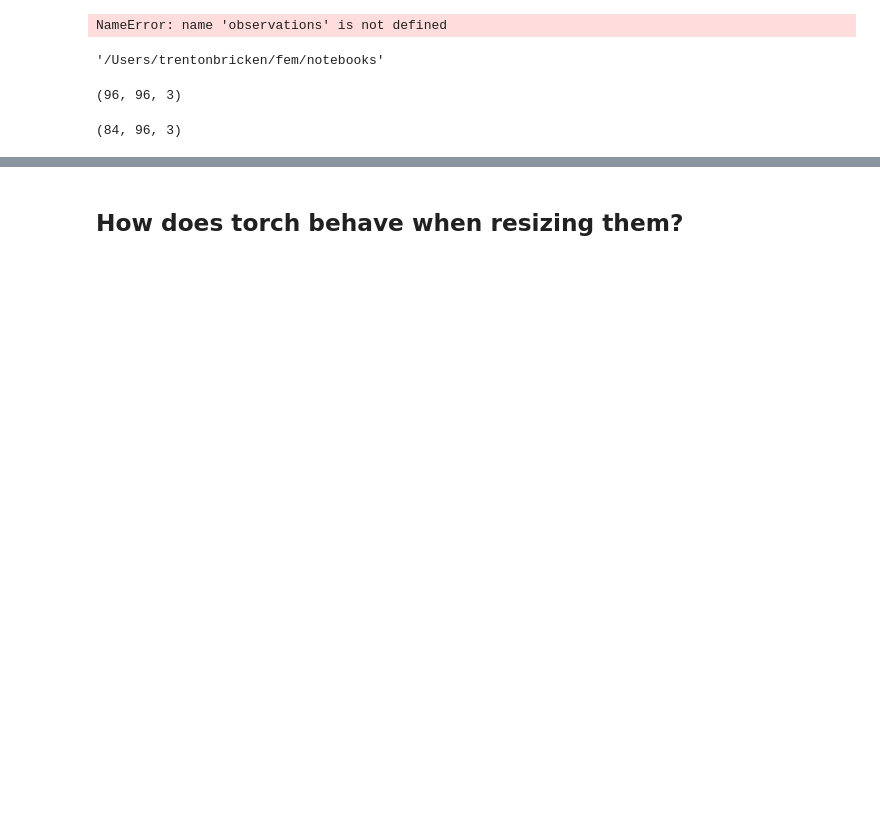
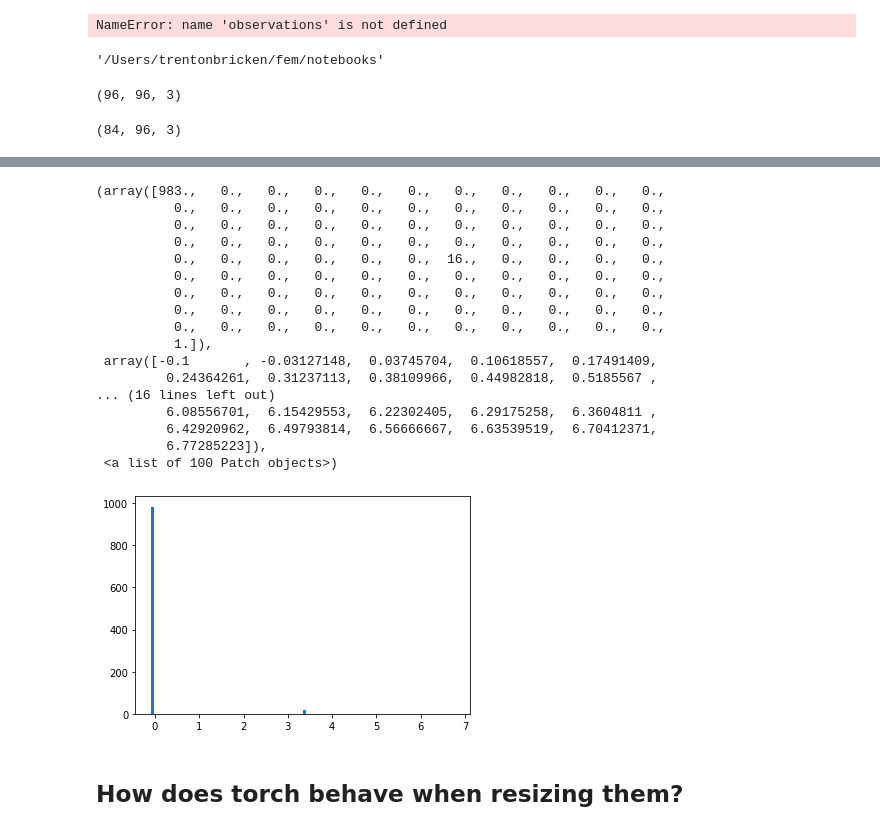
Before and after one commit to TrentBrick/Upside-Down-Free-Energy, a Jupyter notebook: notebooks/test_generated_images.ipynb, the cells around one changed output, grey strips where cells are left out. Drawn from its saved outputs; the diff is of its cells as text; code cells hidden in the pictures; blank space fills up the shorter version.

```diff
--- a/notebooks/test_generated_images.ipynb
+++ b/notebooks/test_generated_images.ipynb
@@ -111,3 +102,24 @@ for f in files:
+# %%
+plt.hist(data['rewards'],bins=100)
+# %% [output]
+(array([983.,   0.,   0.,   0.,   0.,   0.,   0.,   0.,   0.,   0.,   0.,
+          0.,   0.,   0.,   0.,   0.,   0.,   0.,   0.,   0.,   0.,   0.,
+          0.,   0.,   0.,   0.,   0.,   0.,   0.,   0.,   0.,   0.,   0.,
+          0.,   0.,   0.,   0.,   0.,   0.,   0.,   0.,   0.,   0.,   0.,
+          0.,   0.,   0.,   0.,   0.,   0.,  16.,   0.,   0.,   0.,   0.,
+          0.,   0.,   0.,   0.,   0.,   0.,   0.,   0.,   0.,   0.,   0.,
+          0.,   0.,   0.,   0.,   0.,   0.,   0.,   0.,   0.,   0.,   0.,
+          0.,   0.,   0.,   0.,   0.,   0.,   0.,   0.,   0.,   0.,   0.,
+          0.,   0.,   0.,   0.,   0.,   0.,   0.,   0.,   0.,   0.,   0.,
+          1.]),
+ array([-0.1       , -0.03127148,  0.03745704,  0.10618557,  0.17491409,
+         0.24364261,  0.31237113,  0.38109966,  0.44982818,  0.5185567 ,
+... (16 lines left out)
+         6.08556701,  6.15429553,  6.22302405,  6.29175258,  6.3604811 ,
+         6.42920962,  6.49793814,  6.56666667,  6.63539519,  6.70412371,
+         6.77285223]),
+ <a list of 100 Patch objects>)
+[figure, added]
 # %% [markdown]
 ## How does torch behave when resizing them?
 # %%
```
Also changed, not shown: parts of 13 cells of this notebook, 8 other files.
